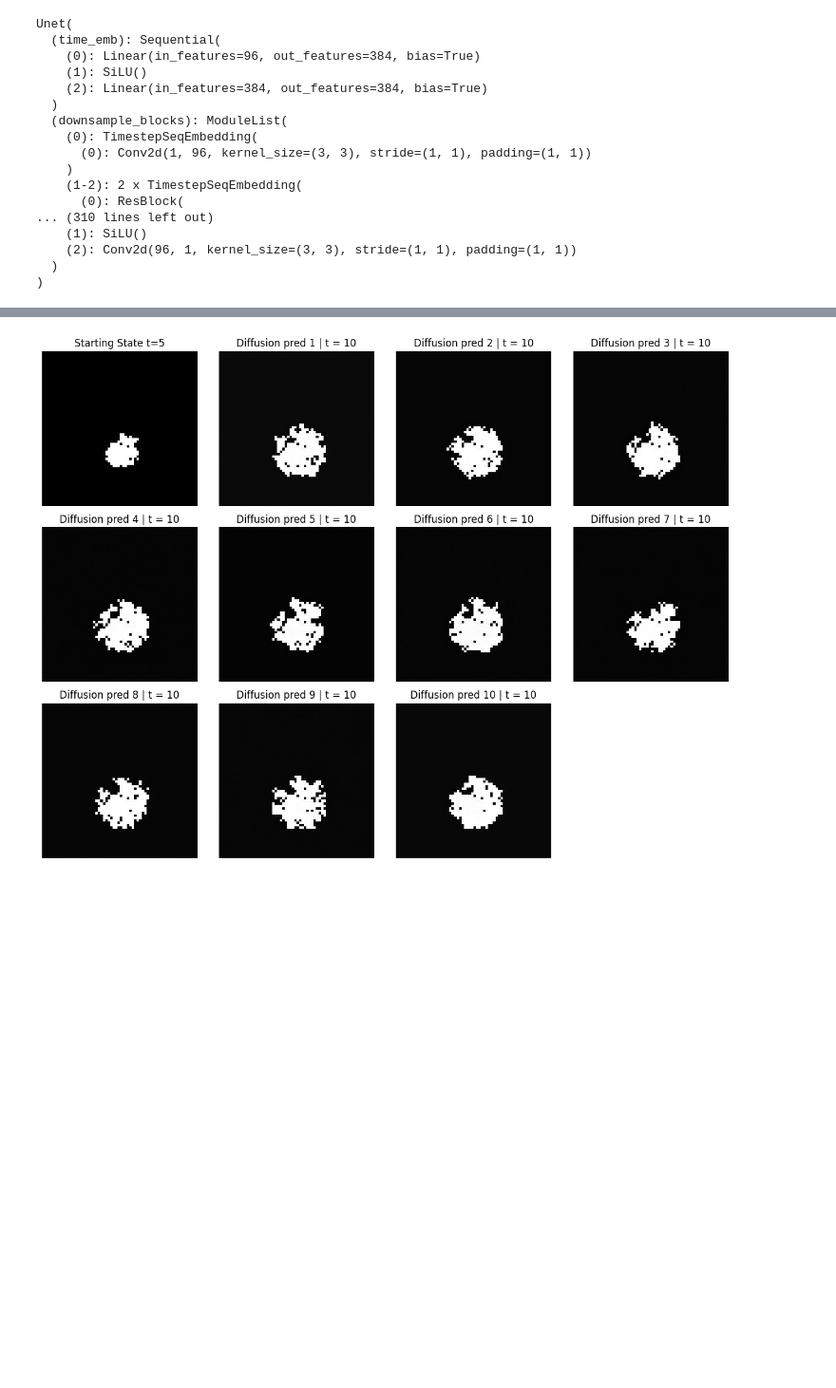
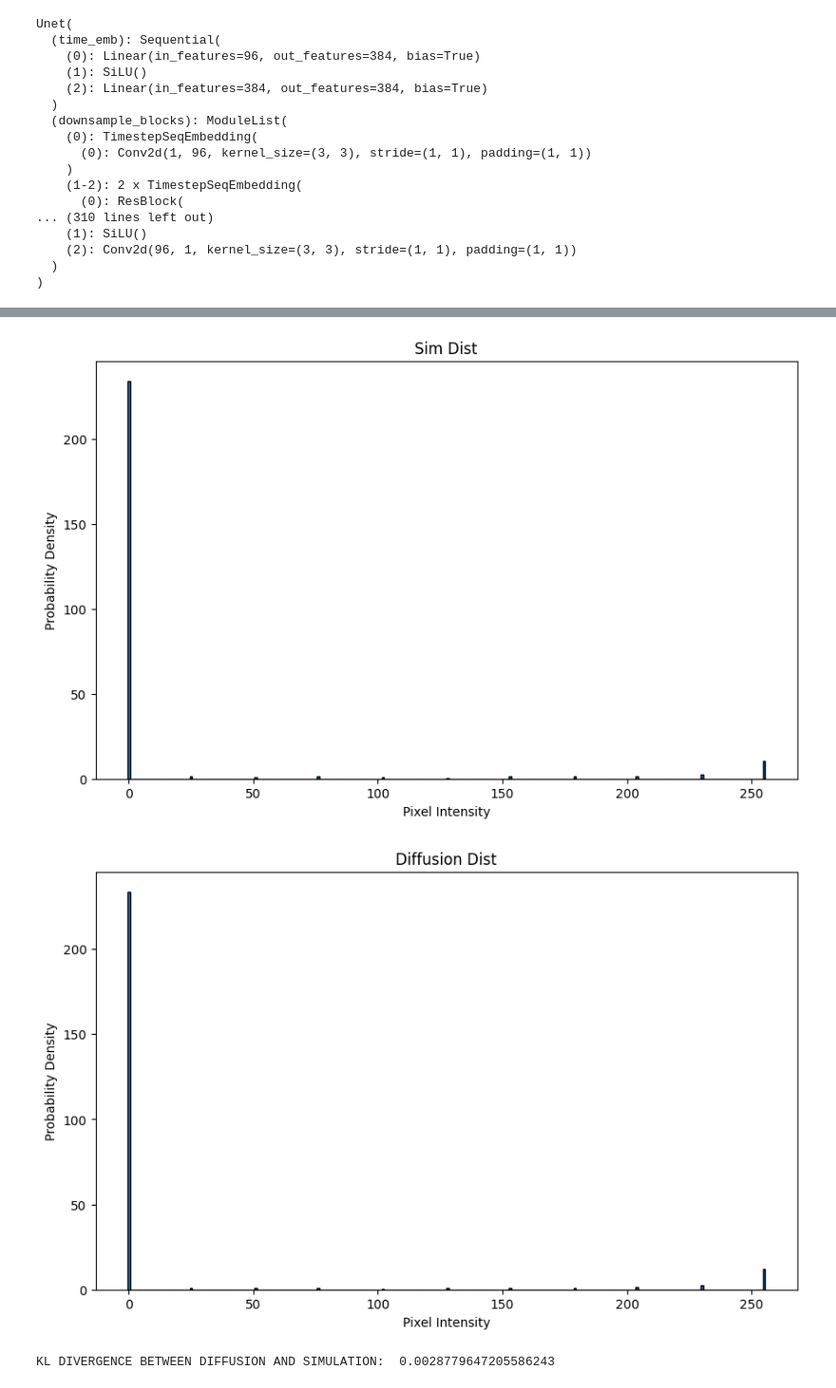
Before and after one commit to AnirbitGhosh/Msc-Project, a Jupyter notebook: src/evaluation/diffusion_distribution.ipynb, the cells around one changed output, grey strips where cells are left out. Shown at 95% size. Saved outputs shown, nothing was run; the diff lists cells and outputs as text; code cells hidden in the pictures; blank space fills up the shorter version.

```diff
--- a/src/evaluation/diffusion_distribution.ipynb
+++ b/src/evaluation/diffusion_distribution.ipynb
@@ -179,3 +214,3 @@ generate_burn_probability(normalized_predictions, title="Probability of Burning
 # %%
-generate_burn_probability(simulated_samples, title="Probability of Burning per Pixel - Simulated")
+sim_probability = generate_burn_probability(simulated_samples, title="Probability of Burning per Pixel - Simulated")
 # %% [output]
@@ -183,28 +218,30 @@ generate_burn_probability(simulated_samples, title="Probability of Burning per P
-# %%
-# Create a figure with a grid layout
-fig, axes = plt.subplots(3, 4, figsize=(12, 9))
-
-# Plot the starting image
-axes[0, 0].imshow(init_state, cmap="binary_r")
-axes[0, 0].set_title('Starting State t=5')
-axes[0, 0].axis('off')
-
-# Plot the 10 predictions
-for i in range(10):
-    row = (i + 1) // 4
-    col = (i + 1) % 4
-    img = generated_outputs[i].squeeze().squeeze()
-    axes[row, col].imshow(img, cmap="binary_r")
-    axes[row, col].set_title(f'Diffusion pred {i + 1} | t = 10')
-    axes[row, col].axis('off')
-
-# Hide any unused subplots
-for i in range(11, 12):
-    row = i // 4
-    col = i % 4
-    axes[row, col].axis('off')
-
-plt.tight_layout()
-plt.show()
-# %% [output]
-[figure, removed]
+# %%
+from scipy.stats import entropy
+
+def kl_divergence(distribution1, distribution2):
+    # Ensure there are no zero values to avoid division by zero in KL divergence computation
+    distribution1 = np.where(distribution1 == 0, 1e-10, distribution1)
+    distribution2 = np.where(distribution2 == 0, 1e-10, distribution2)
+    return entropy(distribution1, distribution2)
+
+def plot_distribution(distribution, title='Image Distribution'):
+    plt.figure(figsize=(10, 6))
+    plt.bar(range(len(distribution)), distribution, width=1.0, edgecolor='black')
+    plt.title(title)
+    plt.xlabel('Pixel Intensity')
+    plt.ylabel('Probability Density')
+    plt.show()
+
+sim_distribution, _ = np.histogram(sim_probability.flatten(), bins=256, range=(0, 1), density=True)
+pred_distribution, _ = np.histogram(pred_probability.flatten(), bins=256, range=(0, 1), density=True)
+
+
+plot_distribution(sim_distribution, title="Sim Dist")
+plot_distribution(pred_distribution, title="Diffusion Dist")
+
+
+print("KL DIVERGENCE BETWEEN DIFFUSION AND SIMULATION: ", kl_divergence(sim_distribution, pred_distribution))
+# %% [output]
+[figure, added]
+[figure, added]
+KL DIVERGENCE BETWEEN DIFFUSION AND SIMULATION:  0.0028779647205586243
```
Also changed, not shown: parts of 9 cells of this notebook, 3 other files.
